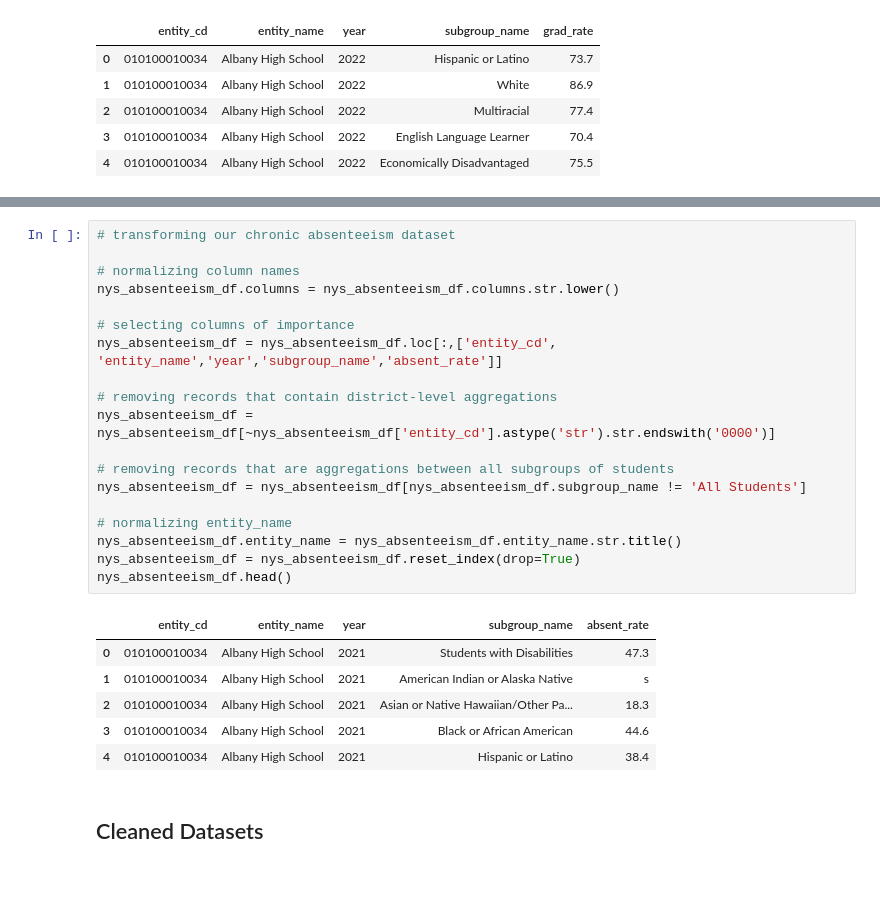
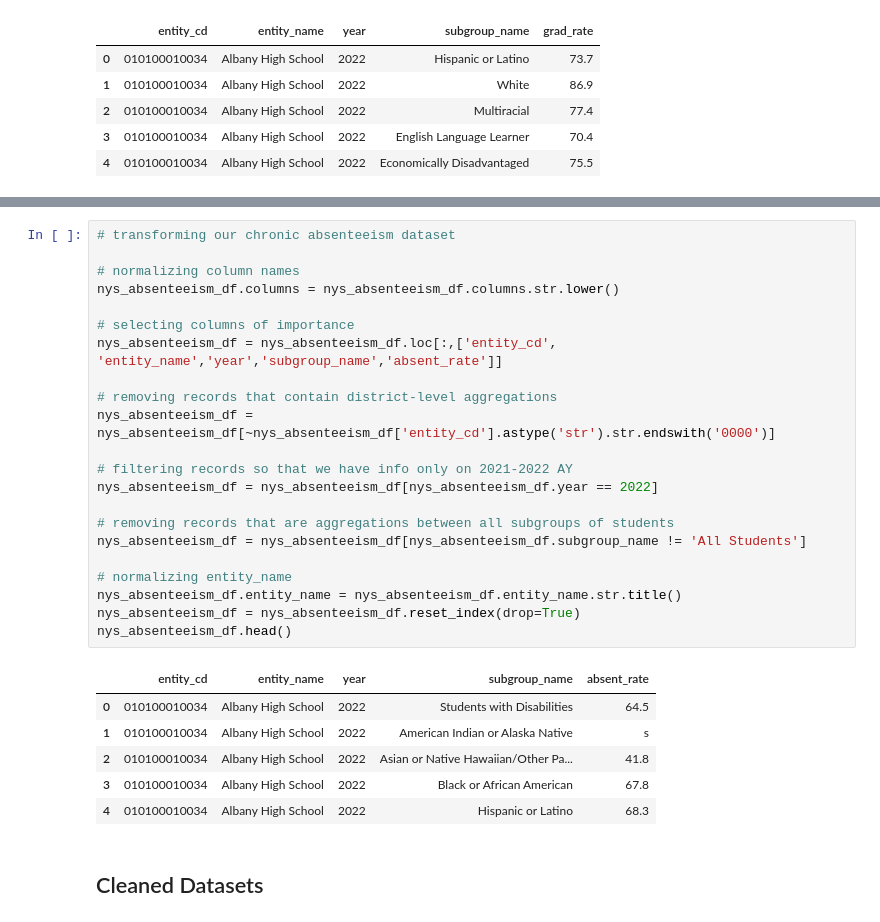
Before and after one commit to asoylatte03/nys-ell-grad-rate, a Jupyter notebook: data preparation .ipynb, the cells around one changed output, grey strips where cells are left out. Cells and saved outputs as stored; diff of their text form; blank space fills up the shorter version.

```diff
--- a/data preparation .ipynb
+++ b/data preparation .ipynb
@@ -142,29 +129,32 @@ nys_absenteeism_df.head()
 # %%
 # transforming our chronic absenteeism dataset
 
 # normalizing column names
 nys_absenteeism_df.columns = nys_absenteeism_df.columns.str.lower()
 
 # selecting columns of importance
 nys_absenteeism_df = nys_absenteeism_df.loc[:,['entity_cd', 'entity_name','year','subgroup_name','absent_rate']]
 
 # removing records that contain district-level aggregations
 nys_absenteeism_df = nys_absenteeism_df[~nys_absenteeism_df['entity_cd'].astype('str').str.endswith('0000')]
 
+# filtering records so that we have info only on 2021-2022 AY
+nys_absenteeism_df = nys_absenteeism_df[nys_absenteeism_df.year == 2022]
+
 # removing records that are aggregations between all subgroups of students
 nys_absenteeism_df = nys_absenteeism_df[nys_absenteeism_df.subgroup_name != 'All Students']
 
 # normalizing entity_name
 nys_absenteeism_df.entity_name = nys_absenteeism_df.entity_name.str.title()
 nys_absenteeism_df = nys_absenteeism_df.reset_index(drop=True)
 nys_absenteeism_df.head()
 # %% [output]
 |  | entity_cd | entity_name | year | subgroup_name | absent_rate |
-| 0 | 010100010034 | Albany High School | 2021 | Students with Disabilities | 47.3 |
-| 1 | 010100010034 | Albany High School | 2021 | American Indian or Alaska Native | s |
-| 2 | 010100010034 | Albany High School | 2021 | Asian or Native Hawaiian/Other Pa... | 18.3 |
-| 3 | 010100010034 | Albany High School | 2021 | Black or African American | 44.6 |
-| 4 | 010100010034 | Albany High School | 2021 | Hispanic or Latino | 38.4 |
+| 0 | 010100010034 | Albany High School | 2022 | Students with Disabilities | 64.5 |
+| 1 | 010100010034 | Albany High School | 2022 | American Indian or Alaska Native | s |
+| 2 | 010100010034 | Albany High School | 2022 | Asian or Native Hawaiian/Other Pa... | 41.8 |
+| 3 | 010100010034 | Albany High School | 2022 | Black or African American | 67.8 |
+| 4 | 010100010034 | Albany High School | 2022 | Hispanic or Latino | 68.3 |
 # %% [markdown]
 ## Cleaned Datasets
 # %% [markdown]
```
Also changed, not shown: parts of 44 cells of this notebook.
